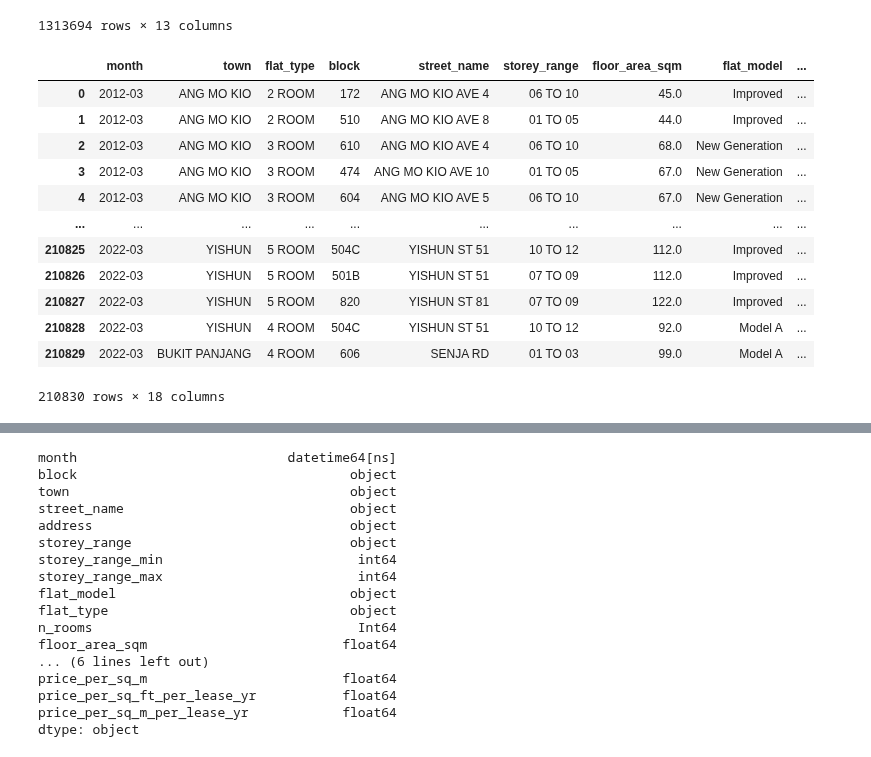
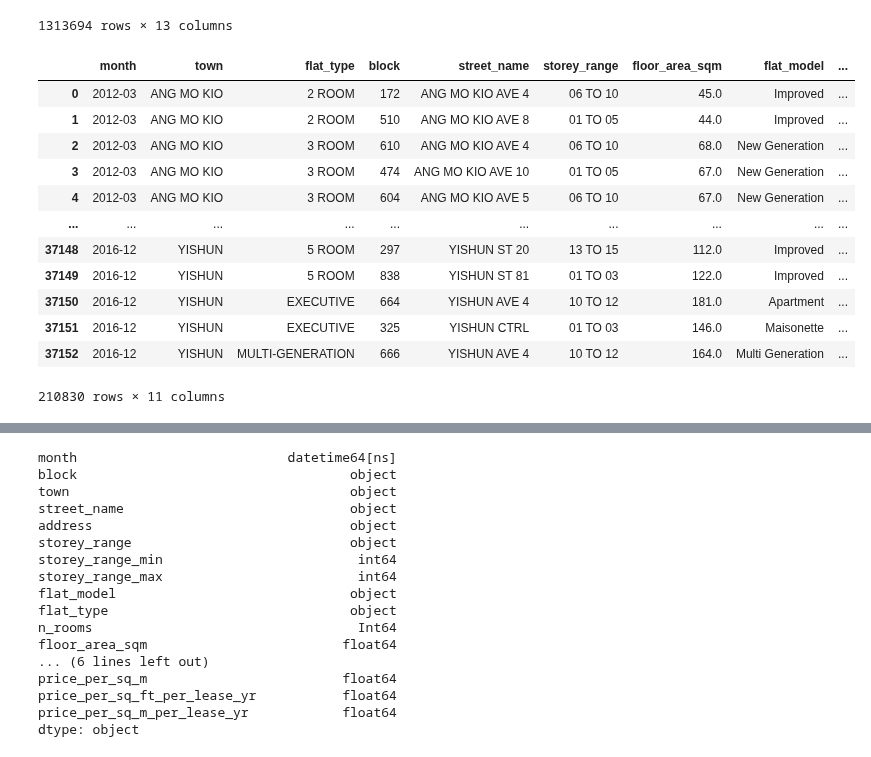
Before and after one commit to mcmanus-git/Singapore-HDB, a Jupyter notebook: michael/EDA/resale_price_cleanup_pipeline.ipynb, the cells around one changed output, grey strips where cells are left out. Saved outputs shown, nothing was run; the diff lists cells and outputs as text; code cells hidden in the pictures.

```diff
--- a/michael/EDA/resale_price_cleanup_pipeline.ipynb
+++ b/michael/EDA/resale_price_cleanup_pipeline.ipynb
@@ -73,5 +74,34 @@ with engine.connect() as cnxn:
+# %%
+def create_resale_registration():
+
+    base_dir = '../data/resale-flat-prices/'
+    df = pd.DataFrame()
+    for file in os.listdir('../data/resale-flat-prices/'):
+        if "registration-date" in file and 'csv' in file:
+            df = pd.concat([df, pd.read_csv(f'{base_dir}{file}')])
+
+    return df
+
+registration = create_resale_registration()
+registration
+# %% [output]
+|  | month | town | flat_type | block | street_name | storey_range | floor_area_sqm | flat_model | ... |
+| 0 | 2012-03 | ANG MO KIO | 2 ROOM | 172 | ANG MO KIO AVE 4 | 06 TO 10 | 45.0 | Improved | ... |
+| 1 | 2012-03 | ANG MO KIO | 2 ROOM | 510 | ANG MO KIO AVE 8 | 01 TO 05 | 44.0 | Improved | ... |
+| 2 | 2012-03 | ANG MO KIO | 3 ROOM | 610 | ANG MO KIO AVE 4 | 06 TO 10 | 68.0 | New Generation | ... |
+| 3 | 2012-03 | ANG MO KIO | 3 ROOM | 474 | ANG MO KIO AVE 10 | 01 TO 05 | 67.0 | New Generation | ... |
+| 4 | 2012-03 | ANG MO KIO | 3 ROOM | 604 | ANG MO KIO AVE 5 | 06 TO 10 | 67.0 | New Generation | ... |
+| ... | ... | ... | ... | ... | ... | ... | ... | ... | ... |
+| 37148 | 2016-12 | YISHUN | 5 ROOM | 297 | YISHUN ST 20 | 13 TO 15 | 112.0 | Improved | ... |
+| 37149 | 2016-12 | YISHUN | 5 ROOM | 838 | YISHUN ST 81 | 01 TO 03 | 122.0 | Improved | ... |
+| 37150 | 2016-12 | YISHUN | EXECUTIVE | 664 | YISHUN AVE 4 | 10 TO 12 | 181.0 | Apartment | ... |
+| 37151 | 2016-12 | YISHUN | EXECUTIVE | 325 | YISHUN CTRL | 01 TO 03 | 146.0 | Maisonette | ... |
+| 37152 | 2016-12 | YISHUN | MULTI-GENERATION | 666 | YISHUN AVE 4 | 10 TO 12 | 164.0 | Multi Generation | ... |
+210830 rows × 11 columns
 # %%
-def clean_registration(df):
+def clean_registration_df(df):
+
+    df['month'] = pd.to_datetime(df['month'])
     df['n_rooms'] = df['flat_type'].str.extract('(\d)').astype('Int64')
     df['n_rooms'] = df['n_rooms'].astype('Int64')
     # Convert story range to min and max int columns
@@ -79,30 +109,16 @@ def clean_registration(df):
     df['storey_range_max'] = df['storey_range'].str[-2:].astype(int)
 
     # Convert remaining lease years to int years and int months remaining columns
-    df['remaining_lease_years_reg'] = df['remaining_lease'].str.extract('(?P<remaining_lease_years>\d{2}) year[s]?')
-    df[['remaining_lease_months_reg', 'remaining_lease_month']] = df['remaining_lease'].str.extract('\d{2} year[s]? (?P<remaining_lease_months>\d{2}) month[s]?|(?P<remaining_lease_month>\d{2}) month[s]?')
+    df['remaining_lease_years'] = df['remaining_lease'].str.extract('(?P<remaining_lease_years>\d{2}) year[s]?')
+
+    df[['remaining_lease_months', 'remaining_lease_month']] = df['remaining_lease'].str.extract('\d{2} year[s]? (?P<remaining_lease_months>\d{2}) month[s]?|(?P<remaining_lease_month>\d{2}) month[s]?')
     df.drop('remaining_lease_month', axis=1, inplace=True)
     df[['remaining_lease_years', 'remaining_lease_months']] = df[['remaining_lease_years', 'remaining_lease_months']].astype('Int64').copy()
-
+    df['remaining_lease_years'].fillna(df['remaining_lease'], inplace=True)
     df.sort_values('month', ascending=True, inplace=True)
     df.reset_index(inplace=True, drop=True)
     df['remaining_lease_months'].fillna(pd.Series(np.where(df['remaining_lease'].isnull(), np.nan, 0)), inplace=True)
 
+
+
     return df
-
-registration = clean_registration(registration)
-registration
-# %% [output]
-|  | month | town | flat_type | block | street_name | storey_range | floor_area_sqm | flat_model | ... |
-| 0 | 2012-03 | ANG MO KIO | 2 ROOM | 172 | ANG MO KIO AVE 4 | 06 TO 10 | 45.0 | Improved | ... |
-| 1 | 2012-03 | ANG MO KIO | 2 ROOM | 510 | ANG MO KIO AVE 8 | 01 TO 05 | 44.0 | Improved | ... |
-| 2 | 2012-03 | ANG MO KIO | 3 ROOM | 610 | ANG MO KIO AVE 4 | 06 TO 10 | 68.0 | New Generation | ... |
-| 3 | 2012-03 | ANG MO KIO | 3 ROOM | 474 | ANG MO KIO AVE 10 | 01 TO 05 | 67.0 | New Generation | ... |
-| 4 | 2012-03 | ANG MO KIO | 3 ROOM | 604 | ANG MO KIO AVE 5 | 06 TO 10 | 67.0 | New Generation | ... |
-| ... | ... | ... | ... | ... | ... | ... | ... | ... | ... |
-| 210825 | 2022-03 | YISHUN | 5 ROOM | 504C | YISHUN ST 51 | 10 TO 12 | 112.0 | Improved | ... |
-| 210826 | 2022-03 | YISHUN | 5 ROOM | 501B | YISHUN ST 51 | 07 TO 09 | 112.0 | Improved | ... |
-| 210827 | 2022-03 | YISHUN | 5 ROOM | 820 | YISHUN ST 81 | 07 TO 09 | 122.0 | Improved | ... |
-| 210828 | 2022-03 | YISHUN | 4 ROOM | 504C | YISHUN ST 51 | 10 TO 12 | 92.0 | Model A | ... |
-| 210829 | 2022-03 | BUKIT PANJANG | 4 ROOM | 606 | SENJA RD | 01 TO 03 | 99.0 | Model A | ... |
-210830 rows × 18 columns
```
Also changed, not shown: parts of 19 cells of this notebook, 2 other files.
